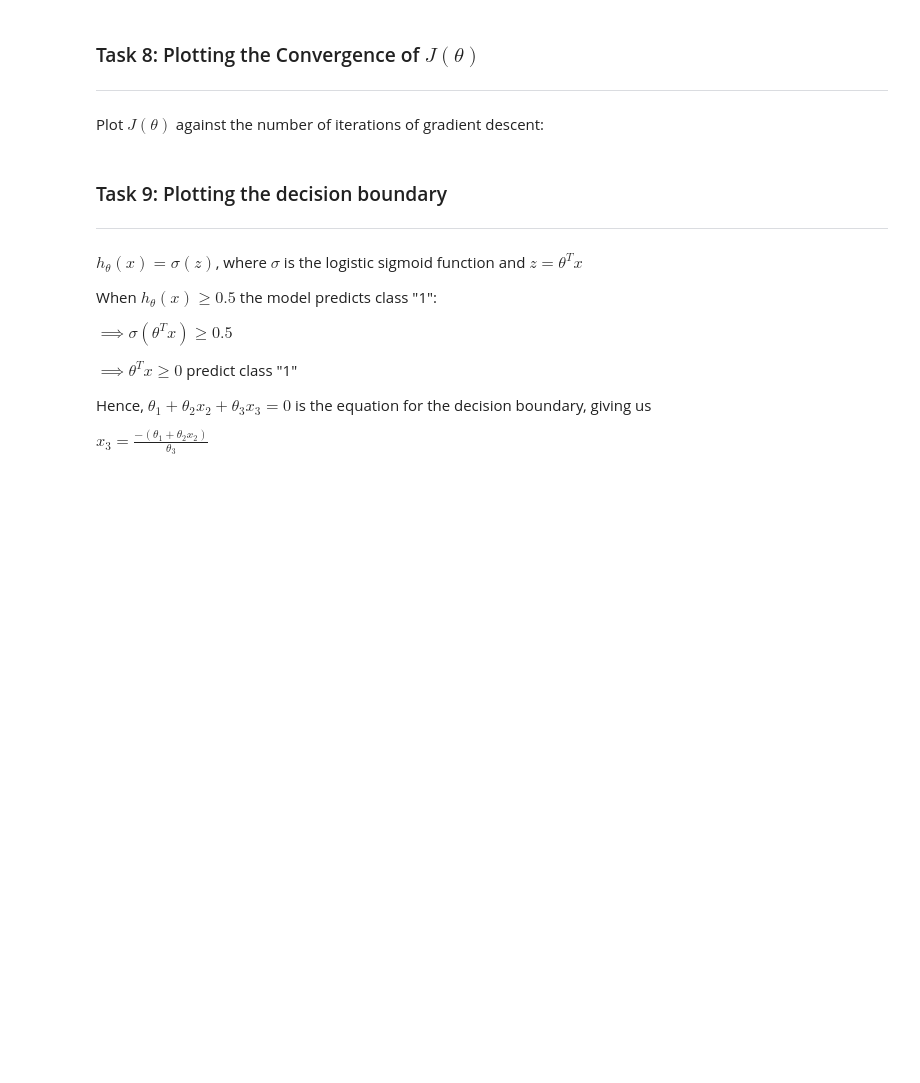
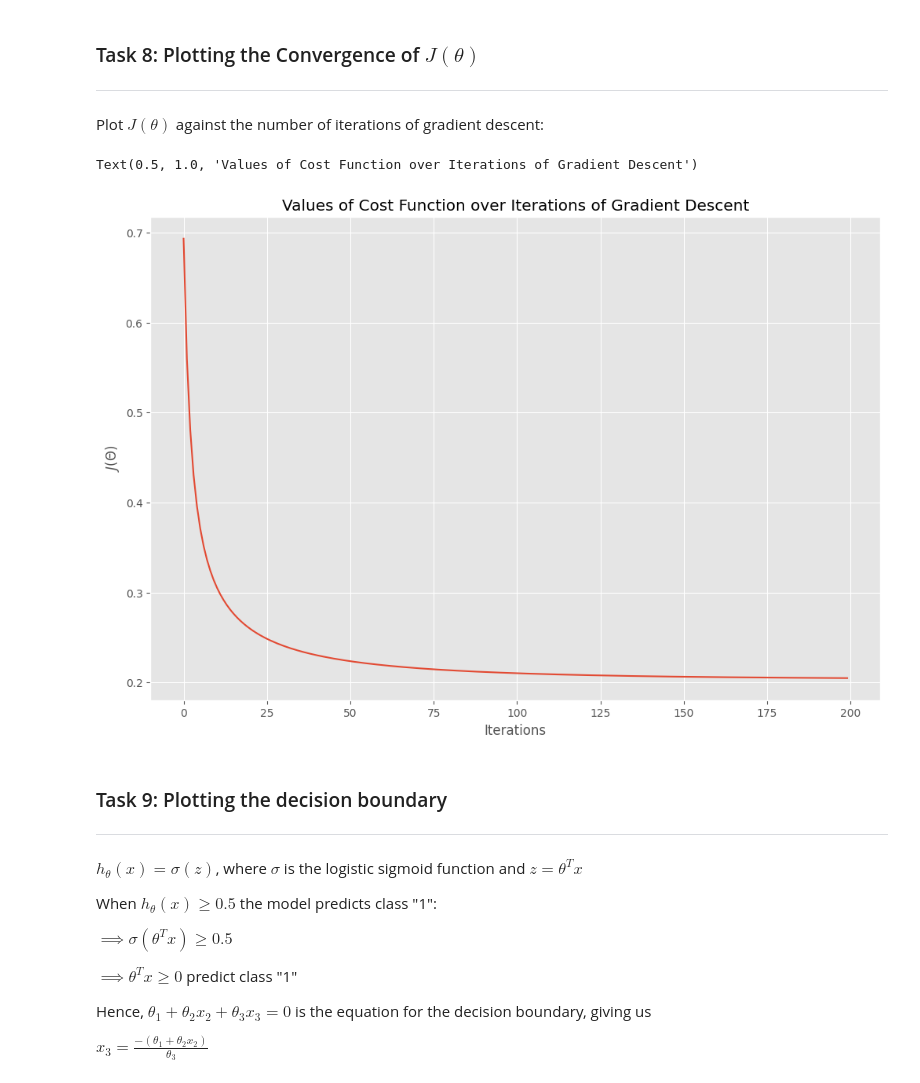
Before and after one commit to miguelestradam3/jupyter_maths_logistic_regression, a Jupyter notebook: Logistic_Regression.ipynb, the cells around one changed output. Saved outputs shown, nothing was run; the diff lists cells and outputs as text; code cells hidden in the pictures; blank space fills up the shorter version.

```diff
--- a/Logistic_Regression.ipynb
+++ b/Logistic_Regression.ipynb
@@ -40,6 +78,30 @@ $$J(\theta) = -\frac{1}{m} \sum_{i=1}^{m} [ y^{(i)}log(h_{\theta}(x^{(i)})) + (1
 where the gradient of the cost function is given by
 
 $$ \frac{\partial J(\theta)}{\partial \theta_j} = \frac{1}{m} \sum_{i=1}^{m} (h_{\theta}(x^{(i)}) - y^{(i)})x_j^{(i)}$$
+# %%
+def compute_cost(theta, x, y)->tuple:
+    m = len(y)
+    y_pred = logistic_function(np.dot(x, theta))
+    error = (y * np.log(y_pred)) + (1 - y) * np.log(1 - y_pred)
+    cost = - 1/m * sum(error)
+    gradient = 1/m * np.dot(x.transpose(), (y_pred - y))
+    return cost[0], gradient
 # %% [markdown]
 ### Task 6: Cost and Gradient at Initialization
 ---
+# %%
+mean_scores = np.mean(scores, axis=0)
+std_scores = np.std(scores, axis=0)
+scores = (scores - mean_scores) / std_scores
+
+rows = scores.shape[0]
+cols = scores.shape[1]
+
+X = np.append(np.ones((rows, 1)), scores, axis=1)
+y = results.reshape(rows, 1)
+
+theta_init = np.zeros((cols + 1, 1))
+cost, gradient = compute_cost(theta_init, X, y)
+
+print("Cost at initialization", cost)
+print("Gradients at initialization", gradient)
@@ -49,3 +116,13 @@ $$ \frac{\partial J(\theta)}{\partial \theta_j} = \frac{1}{m} \sum_{i=1}^{m} (h_
 # %% [markdown]
 Minimize the cost function $J(\theta)$ by updating the below equation and repeat until convergence
 $\theta_j := \theta_j - \alpha \frac{\partial J(\theta)}{\partial \theta_j}$ (simultaneously update $\theta_j$ for all $j$)
+# %%
+def gradient_descent(x, y, theta, alpha, iterations)->tuple:
+    costs = []
+    for i in range(iterations):
+        cost, gradient = compute_cost(theta, x, y)
+        theta -= (alpha * gradient)
+        costs.append(cost)
+    return theta, costs
+# %%
+theta, costs = gradient_descent(X, y, theta_init, 1, 200)
@@ -54,6 +139,14 @@ $\theta_j := \theta_j - \alpha \frac{\partial J(\theta)}{\partial \theta_j}$ (si
 ---
 # %% [markdown]
 Plot $J(\theta)$ against the number of iterations of gradient descent:
+# %%
+plt.plot(costs)
+plt.xlabel("Iterations")
+plt.ylabel("$J(\Theta)$")
+plt.title("Values of Cost Function over Iterations of Gradient Descent")
+# %% [output]
+Text(0.5, 1.0, 'Values of Cost Function over Iterations of Gradient Descent')
+[figure, added]
 # %% [markdown]
 ### Task 9: Plotting the decision boundary
 ---
```
Also changed, not shown: parts of 10 cells of this notebook.
